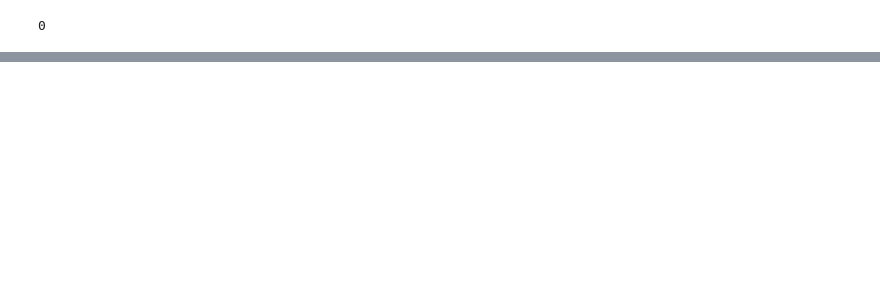
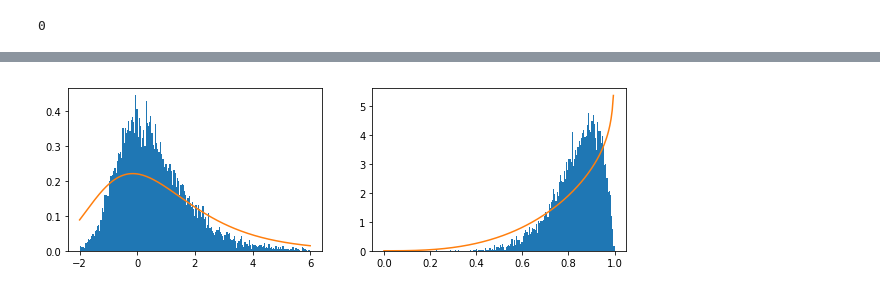
Before and after one commit to junpenglao/Planet_Sakaar_Data_Science, a Jupyter notebook: Miscellaneous/vector_transformation_copulas.ipynb, the cells around one changed output, grey strips where cells are left out. Cells and saved outputs as stored; diff of their text form; code cells hidden in the pictures; blank space fills up the shorter version.

```diff
--- a/Miscellaneous/vector_transformation_copulas.ipynb
+++ b/Miscellaneous/vector_transformation_copulas.ipynb
@@ -388,0 +416,29 @@ ax[1].plot(x1, logitnormpdf);
+# %%
+with pm.Model() as model:
+    # r∼Uniform(−1,1)
+    r =  pm.Uniform('r',lower=-1, upper=1)
+
+    cov = pm.Deterministic('cov',
+                           tt.stacklists([[1., r],
+                                          [r, 1.]]))
+
+    a = pm.HalfNormal('alpha', 5., testval=10.)
+    b = pm.HalfNormal('beta', 2.5, testval=2.)
+    loc = pm.Normal('loc', 0., 5., testval=0.)
+    scale = pm.HalfNormal('scale', 2.5, testval=1.)
+
+    tr_func = normal_ppf(
+        tt.stack([gumbel_cdf(x_trans[:, 0], loc, scale),
+                  Kumaraswamy_cdf(x_trans[:, 1], a, b)]).T
+    )
+
+    pm.MvNormal('obs', np.zeros(2), cov=cov, observed=tr_func)
+    pm.Gumbel('marg0', loc, scale, observed=x_trans[:, 0])
+    pm.Potential('marg1', (tt.log(a) + tt.log(b) +
+                           tt.log(x_trans[:, 1])*(a-1) +
+                           tt.log(1-tt.pow(x_trans[:, 1], a))*(b-1))
+                )
+# %%
+with model:
+    map1 = pm.find_MAP()
+map1
@@ -388,0 +457,11 @@ ax[1].plot(x1, logitnormpdf);
+# %%
+_, ax = plt.subplots(1, 2, figsize=(10, 3))
+x0 = np.linspace(-2, 6, 200)
+ax[0].hist(x_trans[:, 0], x0, density='pdf')
+ax[0].plot(x0, st.gumbel_r.pdf(x0, loc=map1['loc'], scale=map1['scale']))
+
+x1 = np.linspace(0, 1, 200)
+ax[1].hist(x_trans[:, 1], x1, density='pdf')
+ax[1].plot(x1, Kumaraswamypdf(x1, map1['alpha'], map1['beta']));
+# %% [output]
+[figure, added]
```
Also changed, not shown: parts of 20 cells of this notebook, 1 other file.
